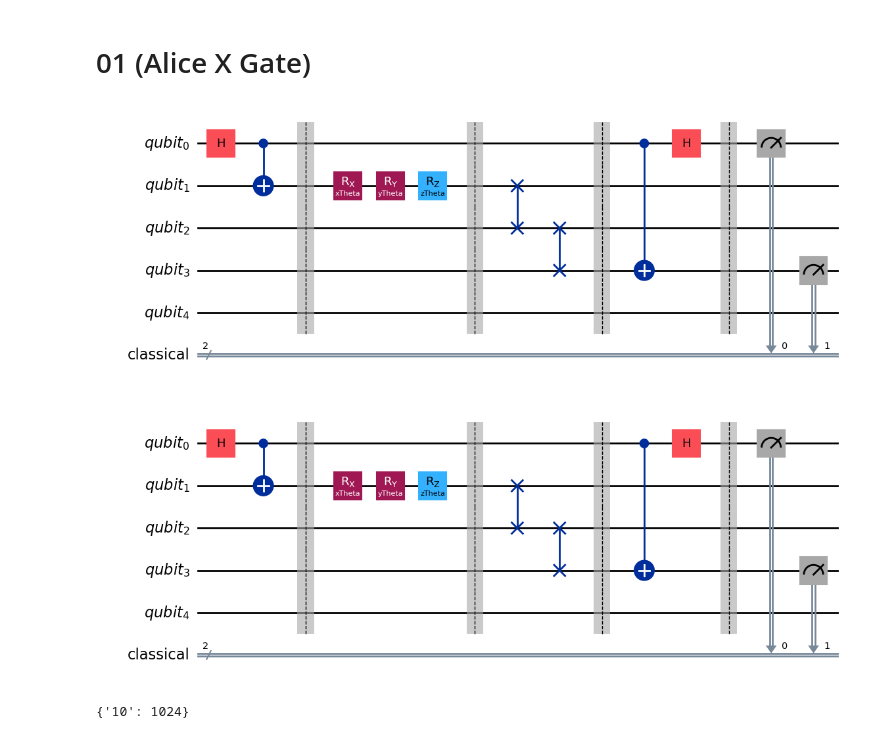
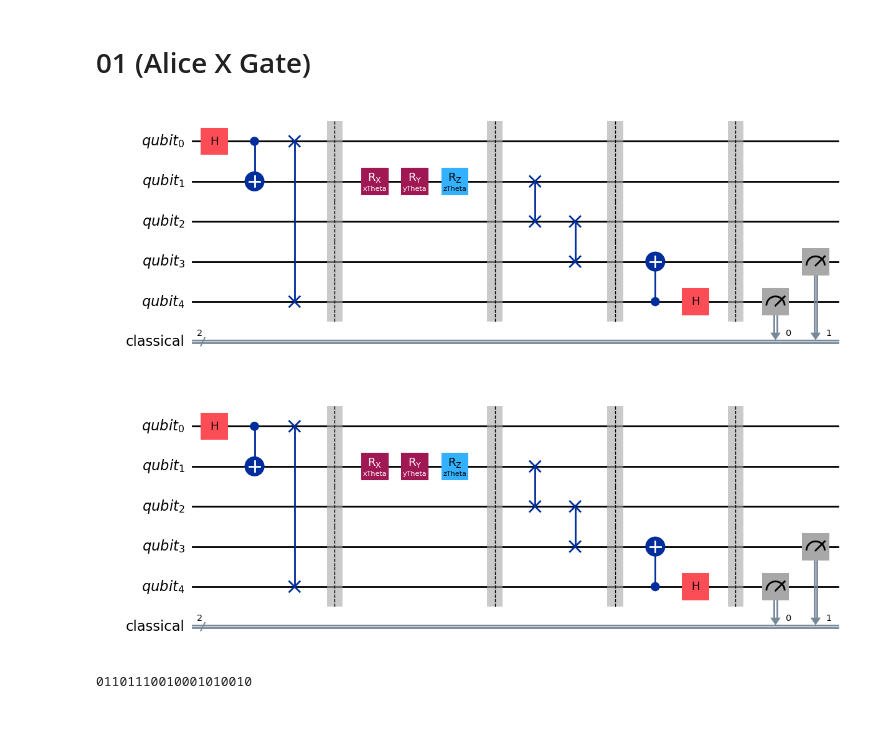
Before and after one commit to CalebCeravolo/Quantum-Hardware-Superdense-Coding, a Jupyter notebook: superdense.ipynb, the cells around one changed output. Drawn from its saved outputs; the diff is of its cells as text; code cells hidden in the pictures.

```diff
--- a/superdense.ipynb
+++ b/superdense.ipynb
@@ -24,7 +24,9 @@ xTheta = Parameter('xTheta')
 yTheta = Parameter('yTheta')
 zTheta = Parameter('zTheta')
 
-num_data_qubits = 5
+
+
+num_data_qubits = bNum+3
 num_data_cbits = 2
 
 # Create qubit and classical data bit registers (you can create and name additional registers if it's useful for bookkeeping)
@@ -40,37 +42,38 @@ qdata = []; cdata = [];
 # Store qubits from data_qubit register in list for convenient access
 qdata[:] = data_qubits
 
 # Store classical bits from classical_data register in list for convenient access
 cdata[:] = classical_data
 
 # Perform a controlled-X gate on qubit 1, controlled by qubit 0
 qc.h(0) #This is state to be transported
 qc.cx(0,1)
+qc.swap(0,4)
 qc.barrier()
 
 # qc.id(1)
 qc.rx(xTheta,1)
 qc.ry(yTheta,1)
 qc.rz(zTheta,1)
 # qc.x(1)
 # qc.z(1)
 qc.barrier()
 
 for i in range (1, bNum + 1):
     qc.swap(i, i+1)
 qc.barrier()
 
-qc.cx(0, bNum + 1)
-qc.h(0)
+qc.cx(bNum+2, bNum + 1)
+qc.h(bNum+2)
 qc.barrier()
 
-qc.measure(0, 0)
+qc.measure(bNum + 2, 0)
 qc.measure(bNum + 1, 1)
 
 
 qc.draw('mpl')
 # %% [output]
-[figure, old version]
+[figure, new version]
 # %%
 
 def send(bits2):
@@ -86,8 +98,8 @@ def send(bits2):
 # %%
 from qiskit_ibm_runtime.fake_provider import FakeSherbrooke
 from qiskit_aer import AerSimulator
+#backend = FakeSherbrooke()
 backend = AerSimulator()
-# backend = AerSimulator()
 sampler = Sampler(backend)
 
 # Create the "pass manager" that will perform the transpilation
@@ -97,5 +109,5 @@ pm = generate_preset_pass_manager(backend=backend, optimization_level=0)
 transpiled_circuit = pm.run(qc)
 transpiled_circuit.draw('mpl')
 # %% [output]
-[figure, old version]
+[figure, new version]
 # %%
@@ -105,4 +117,16 @@ job2 = sampler.run(bound_circuits)
 # %%
-print(job2.result()[0].data.classical.get_counts())
+def recieve_string(job):
+    message = ""
+    for i in range(len(job.result())):
+        result = job.result()[i].data.classical.get_counts()
+        max=0
+        mess_seg = ""
+        for res in result:
+            if (result[res]>max):
+                mess_seg = res
+        message = f"{message}{mess_seg}"
+        #print(job2.result()[i].data.classical.get_counts())
+    return message
+print(recieve_string(job2))
 # %% [output]
-{'10': 1024}
+01101110010001010010
```
Also changed, not shown: parts of 4 cells of this notebook.
